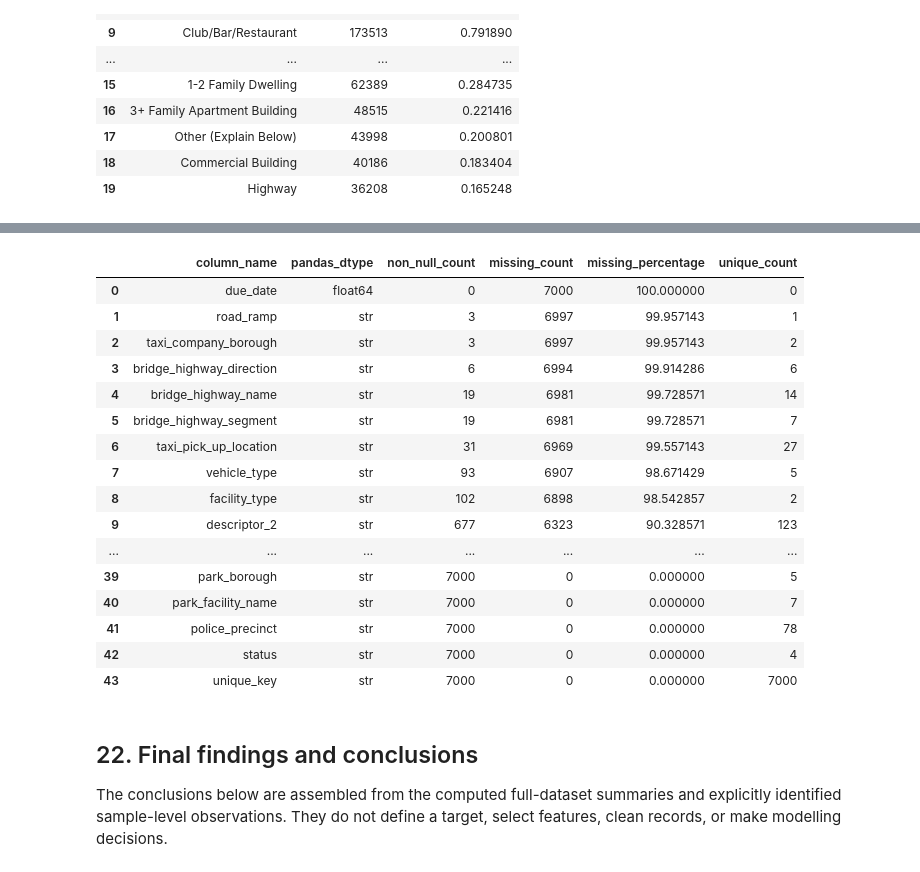
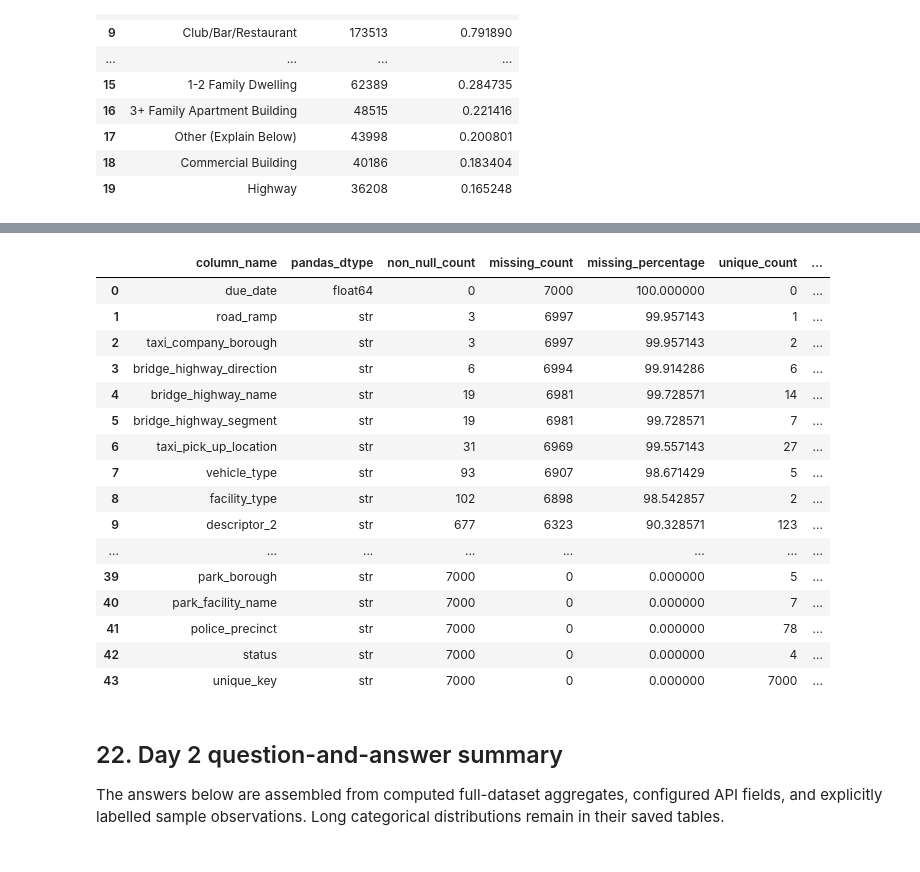
Before and after one commit to mmubashir95/urban-operations-intelligence-platform, a Jupyter notebook: notebooks/01_data_overview.ipynb, the cells around one changed output, grey strips where cells are left out. Drawn from its saved outputs; the diff is of its cells as text; code cells hidden in the pictures.

Commit message:
feat: finalize NYC 311 data overview notebook

```diff
--- a/notebooks/01_data_overview.ipynb
+++ b/notebooks/01_data_overview.ipynb
@@ -559,26 +980,4 @@ deferred to **02_schema_and_quality_analysis.ipynb**.
 # %%
-DATE_COLUMNS = [
-    "created_date",
-    "closed_date",
-    "due_date",
-    "resolution_action_updated_date",
-]
-parsed_date_samples = {
-    column: pd.to_datetime(df[column], errors="coerce")
-    for column in DATE_COLUMNS
-}
-
-date_select_expressions = ["count(*) AS total_rows"]
-for date_column in DATE_COLUMNS:
-    date_select_expressions.extend(
-        [
-            f"min({date_column}) AS {date_column}_minimum",
-            f"max({date_column}) AS {date_column}_maximum",
-            f"count({date_column}) AS {date_column}_non_null",
-        ]
-    )
-
-date_query = "SELECT " + ", ".join(date_select_expressions)
 date_record = fetch_api_records(date_query)[0]
 date_total_rows = int(date_record["total_rows"])
 
@@ -594,6 +993,7 @@ for date_column in DATE_COLUMNS:
             "non_null_count": non_null_count,
             "missing_count": missing_count,
             "missing_percentage": missing_count / date_total_rows * 100,
+            "analysis_scope": "full_dataset_api_aggregation",
         }
     )
 
@@ -1013,57 +1464,60 @@ analysis belongs in **02_schema_and_quality_analysis.ipynb**.
 # %%
 def count_unique_values(series: pd.Series) -> int:
     """Count distinct sample values, canonicalizing nested JSON structures."""
     hashable_values = series.map(
         lambda value: (
             json.dumps(value, sort_keys=True)
             if isinstance(value, (dict, list))
             else value
         )
     )
     return int(hashable_values.nunique(dropna=True))
 
 
-column_summary = pd.DataFrame(
+sample_column_summary = pd.DataFrame(
     {
         "column_name": df.columns,
         "pandas_dtype": [str(dtype) for dtype in df.dtypes],
         "non_null_count": df.notna().sum().to_numpy(),
         "missing_count": df.isna().sum().to_numpy(),
         "missing_percentage": (df.isna().mean() * 100).to_numpy(),
-        "unique_count": [count_unique_values(df[column]) for column in df.columns],
+        "unique_count": [
+            count_unique_values(df[column]) for column in df.columns
+        ],
+        "analysis_scope": "deterministic_row_sample",
     }
 ).sort_values(
     ["missing_percentage", "column_name"],
     ascending=[False, True],
     ignore_index=True,
 )
-column_summary.to_csv(
-    REPORT_TABLES_DIR / "column_summary.csv",
+sample_column_summary.to_csv(
+    REPORT_TABLES_DIR / "sample_column_summary.csv",
     index=False,
 )
-column_summary
+sample_column_summary
 # %% [output]
-|  | column_name | pandas_dtype | non_null_count | missing_count | missing_percentage | unique_count |
-| 0 | due_date | float64 | 0 | 7000 | 100.000000 | 0 |
-| 1 | road_ramp | str | 3 | 6997 | 99.957143 | 1 |
-| 2 | taxi_company_borough | str | 3 | 6997 | 99.957143 | 2 |
-| 3 | bridge_highway_direction | str | 6 | 6994 | 99.914286 | 6 |
-| 4 | bridge_highway_name | str | 19 | 6981 | 99.728571 | 14 |
-| 5 | bridge_highway_segment | str | 19 | 6981 | 99.728571 | 7 |
-| 6 | taxi_pick_up_location | str | 31 | 6969 | 99.557143 | 27 |
-| 7 | vehicle_type | str | 93 | 6907 | 98.671429 | 5 |
-| 8 | facility_type | str | 102 | 6898 | 98.542857 | 2 |
-| 9 | descriptor_2 | str | 677 | 6323 | 90.328571 | 123 |
-| ... | ... | ... | ... | ... | ... | ... |
-| 39 | park_borough | str | 7000 | 0 | 0.000000 | 5 |
-| 40 | park_facility_name | str | 7000 | 0 | 0.000000 | 7 |
-| 41 | police_precinct | str | 7000 | 0 | 0.000000 | 78 |
-| 42 | status | str | 7000 | 0 | 0.000000 | 4 |
-| 43 | unique_key | str | 7000 | 0 | 0.000000 | 7000 |
+|  | column_name | pandas_dtype | non_null_count | missing_count | missing_percentage | unique_count | ... |
+| 0 | due_date | float64 | 0 | 7000 | 100.000000 | 0 | ... |
+| 1 | road_ramp | str | 3 | 6997 | 99.957143 | 1 | ... |
+| 2 | taxi_company_borough | str | 3 | 6997 | 99.957143 | 2 | ... |
+| 3 | bridge_highway_direction | str | 6 | 6994 | 99.914286 | 6 | ... |
+| 4 | bridge_highway_name | str | 19 | 6981 | 99.728571 | 14 | ... |
+| 5 | bridge_highway_segment | str | 19 | 6981 | 99.728571 | 7 | ... |
+| 6 | taxi_pick_up_location | str | 31 | 6969 | 99.557143 | 27 | ... |
+| 7 | vehicle_type | str | 93 | 6907 | 98.671429 | 5 | ... |
+| 8 | facility_type | str | 102 | 6898 | 98.542857 | 2 | ... |
+| 9 | descriptor_2 | str | 677 | 6323 | 90.328571 | 123 | ... |
+| ... | ... | ... | ... | ... | ... | ... | ... |
+| 39 | park_borough | str | 7000 | 0 | 0.000000 | 5 | ... |
+| 40 | park_facility_name | str | 7000 | 0 | 0.000000 | 7 | ... |
+| 41 | police_precinct | str | 7000 | 0 | 0.000000 | 78 | ... |
+| 42 | status | str | 7000 | 0 | 0.000000 | 4 | ... |
+| 43 | unique_key | str | 7000 | 0 | 0.000000 | 7000 | ... |
 # %% [markdown]
-## 22. Final findings and conclusions
+## 22. Day 2 question-and-answer summary
 
-The conclusions below are assembled from the computed full-dataset summaries
-and explicitly identified sample-level observations. They do not define a
-target, select features, clean records, or make modelling decisions.
+The answers below are assembled from computed full-dataset aggregates,
+configured API fields, and explicitly labelled sample observations. Long
+categorical distributions remain in their saved tables.
 # %%
```
Also changed, not shown: parts of 43 cells of this notebook.
